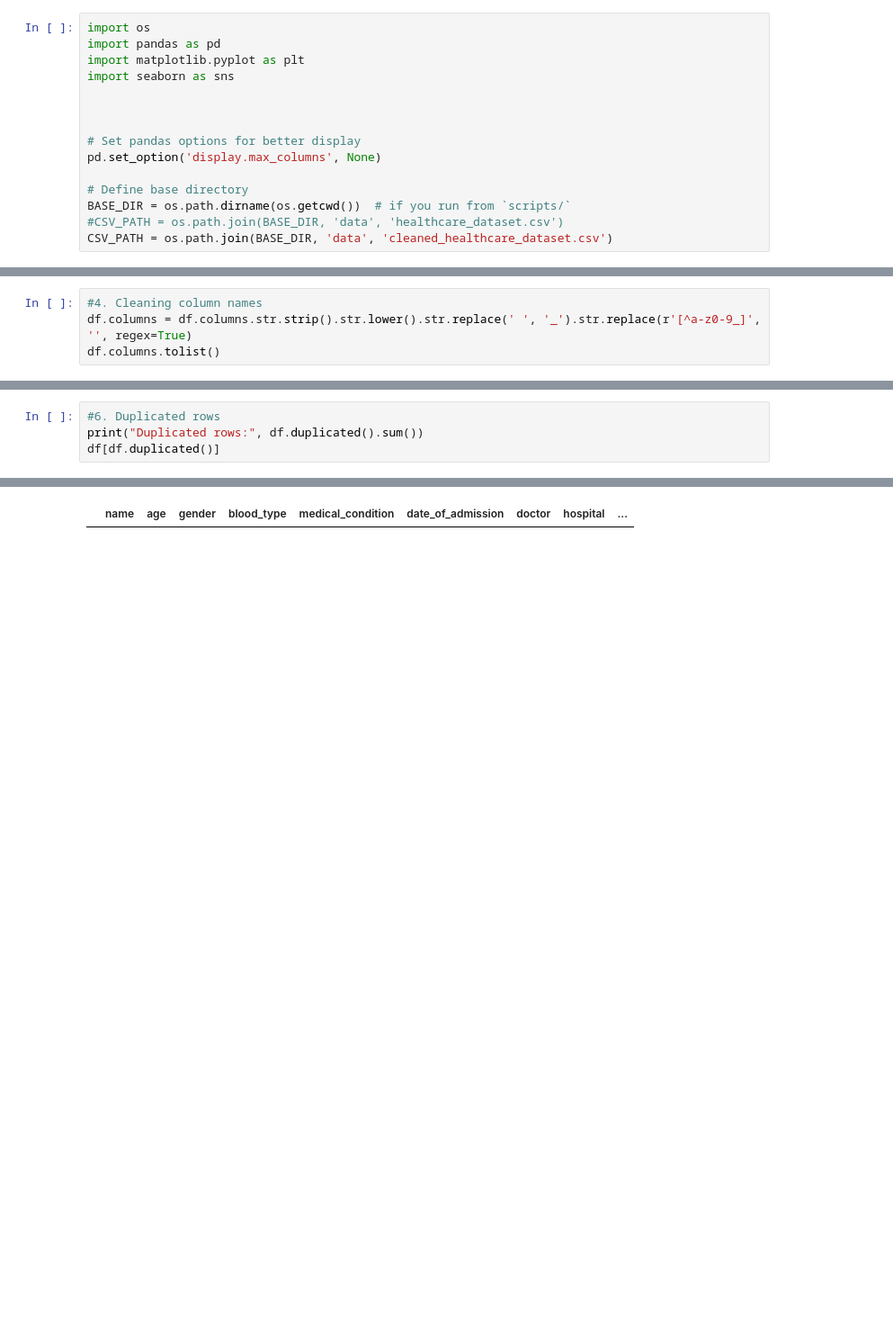
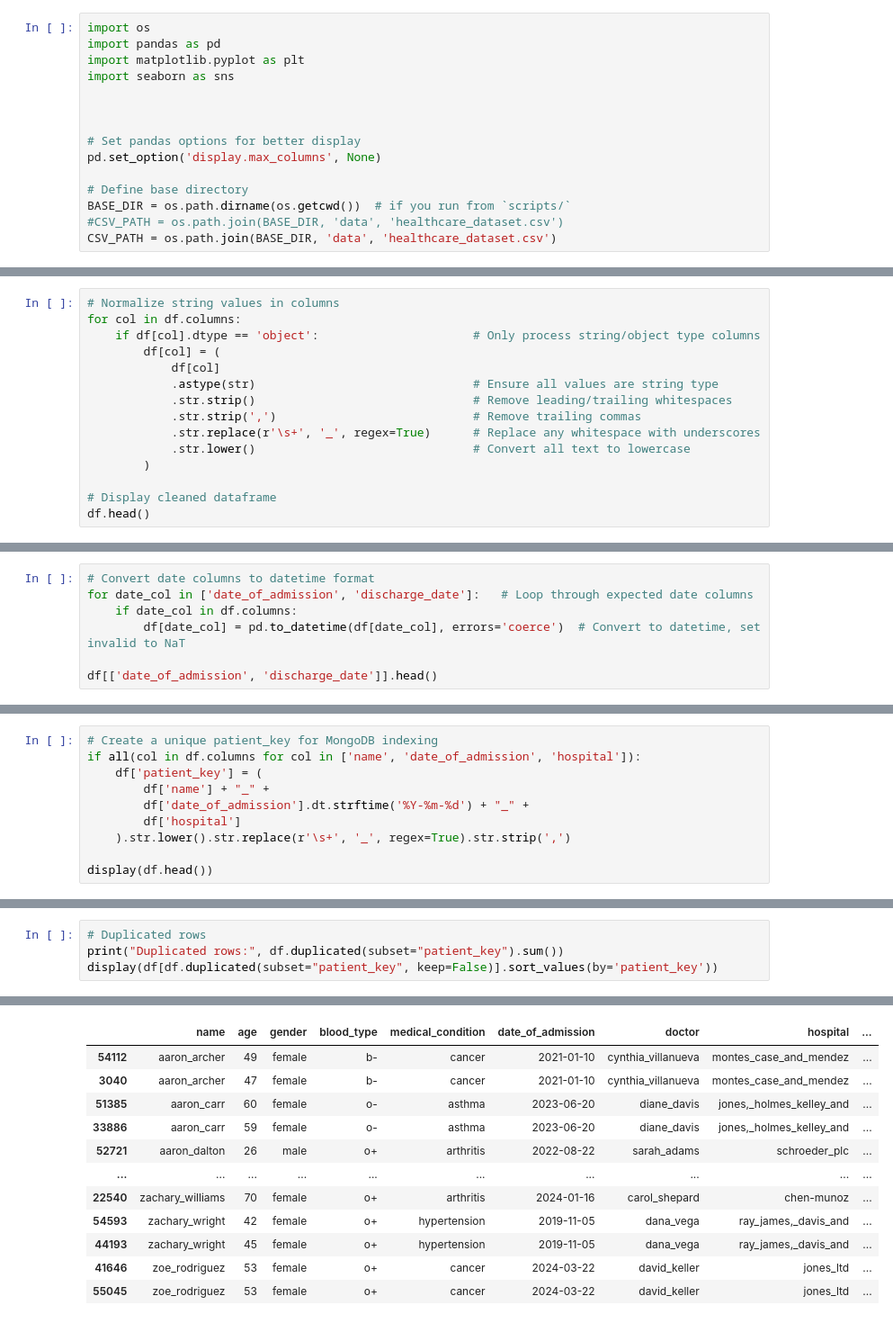
Before and after one commit to alexqtn/projet_5, a Jupyter notebook: scripts/data_processing.ipynb, the cells around one changed output, grey strips where cells are left out. Shown: that part at 90% size. Cells and saved outputs as stored; diff of their text form; blank space fills up the shorter version.

```diff
--- a/scripts/data_processing.ipynb
+++ b/scripts/data_processing.ipynb
@@ -12,7 +12,7 @@ pd.set_option('display.max_columns', None)
 # Define base directory
 BASE_DIR = os.path.dirname(os.getcwd())  # if you run from `scripts/`
 #CSV_PATH = os.path.join(BASE_DIR, 'data', 'healthcare_dataset.csv')
-CSV_PATH = os.path.join(BASE_DIR, 'data', 'cleaned_healthcare_dataset.csv')
+CSV_PATH = os.path.join(BASE_DIR, 'data', 'healthcare_dataset.csv')
 # %%
 # Load dataset
 df = pd.read_csv(CSV_PATH)
@@ -62,5 +89,16 @@ memory usage: 6.7+ MB
 # %%
-#4. Cleaning column names
-df.columns = df.columns.str.strip().str.lower().str.replace(' ', '_').str.replace(r'[^a-z0-9_]', '', regex=True)
-df.columns.tolist()
+# Normalize string values in columns
+for col in df.columns:
+    if df[col].dtype == 'object':                      # Only process string/object type columns
+        df[col] = (
+            df[col]
+            .astype(str)                               # Ensure all values are string type
+            .str.strip()                               # Remove leading/trailing whitespaces
+            .str.strip(',')                            # Remove trailing commas
+            .str.replace(r'\s+', '_', regex=True)      # Replace any whitespace with underscores
+            .str.lower()                               # Convert all text to lowercase
+        )
+
+# Display cleaned dataframe
+df.head()
 # %% [output]
@@ -82,0 +111,7 @@ df.columns.tolist()
+# %%
+# Convert date columns to datetime format
+for date_col in ['date_of_admission', 'discharge_date']:   # Loop through expected date columns
+    if date_col in df.columns:
+        df[date_col] = pd.to_datetime(df[date_col], errors='coerce')  # Convert to datetime, set invalid to NaT
+
+df[['date_of_admission', 'discharge_date']].head()
@@ -82,0 +125,10 @@ df.columns.tolist()
+# %%
+# Create a unique patient_key for MongoDB indexing
+if all(col in df.columns for col in ['name', 'date_of_admission', 'hospital']):
+    df['patient_key'] = (
+        df['name'] + "_" +
+        df['date_of_admission'].dt.strftime('%Y-%m-%d') + "_" +
+        df['hospital']
+    ).str.lower().str.replace(r'\s+', '_', regex=True).str.strip(',')
+
+display(df.head())
@@ -91,5 +158,5 @@ plt.show()
 # %%
-#6. Duplicated rows
-print("Duplicated rows:", df.duplicated().sum())
-df[df.duplicated()]
+# Duplicated rows
+print("Duplicated rows:", df.duplicated(subset="patient_key").sum())
+display(df[df.duplicated(subset="patient_key", keep=False)].sort_values(by='patient_key'))
 # %% [output]
@@ -97 +164,12 @@ Duplicated rows: 0
 |  | name | age | gender | blood_type | medical_condition | date_of_admission | doctor | hospital | ... |
+| 54112 | aaron_archer | 49 | female | b- | cancer | 2021-01-10 | cynthia_villanueva | montes_case_and_mendez | ... |
+| 3040 | aaron_archer | 47 | female | b- | cancer | 2021-01-10 | cynthia_villanueva | montes_case_and_mendez | ... |
+| 51385 | aaron_carr | 60 | female | o- | asthma | 2023-06-20 | diane_davis | jones,_holmes_kelley_and | ... |
+| 33886 | aaron_carr | 59 | female | o- | asthma | 2023-06-20 | diane_davis | jones,_holmes_kelley_and | ... |
+| 52721 | aaron_dalton | 26 | male | o+ | arthritis | 2022-08-22 | sarah_adams | schroeder_plc | ... |
+| ... | ... | ... | ... | ... | ... | ... | ... | ... | ... |
+| 22540 | zachary_williams | 70 | female | o+ | arthritis | 2024-01-16 | carol_shepard | chen-munoz | ... |
+| 54593 | zachary_wright | 42 | female | o+ | hypertension | 2019-11-05 | dana_vega | ray_james,_davis_and | ... |
+| 44193 | zachary_wright | 45 | female | o+ | hypertension | 2019-11-05 | dana_vega | ray_james,_davis_and | ... |
+| 41646 | zoe_rodriguez | 53 | female | o+ | cancer | 2024-03-22 | david_keller | jones_ltd | ... |
+| 55045 | zoe_rodriguez | 53 | female | o+ | cancer | 2024-03-22 | david_keller | jones_ltd | ... |
```
Also changed, not shown: parts of 12 cells of this notebook, 6 other files.
